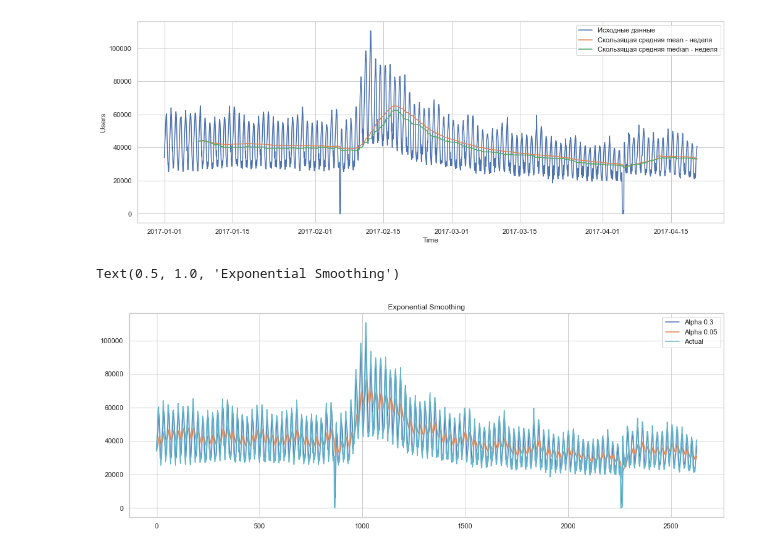
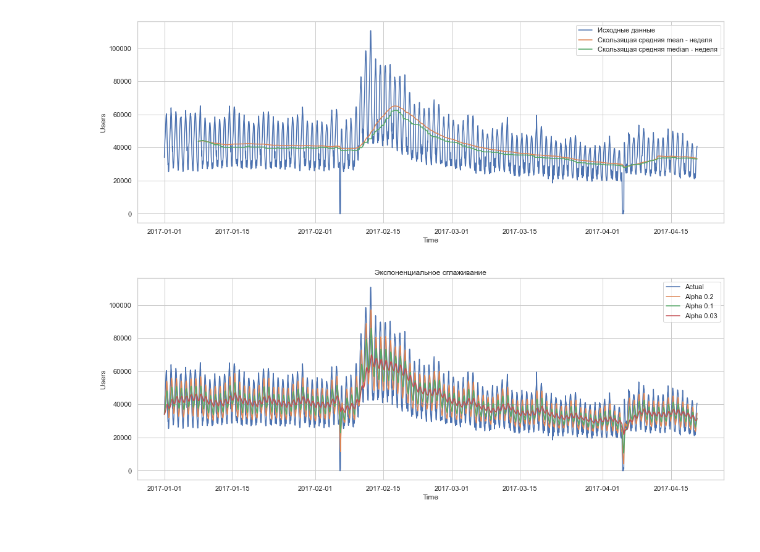
Before and after one commit to slivka83/share, a Jupyter notebook: time_series/ODS.ipynb, the cells around one changed output. Saved outputs shown, nothing was run; the diff lists cells and outputs as text; code cells hidden in the pictures.

```diff
--- a/time_series/ODS.ipynb
+++ b/time_series/ODS.ipynb
@@ -64,17 +64,18 @@ sns.lineplot(x=df.index, y='Users', data=df.rolling(window=24*7).median(), label
 # %% [output]
 [figure]
 # %%
+#Экспоненциальное сглаживание
 def exponential_smoothing(series, alpha):
     result = [series[0]] # first value is same as series
     for n in range(1, len(series)):
         result.append(alpha * series[n] + (1 - alpha) * result[n-1])
     return result
 
-for alpha in [0.3, 0.05]:
-    plt.plot(exponential_smoothing(df.Users, alpha), label=f'Alpha {alpha}')
-plt.plot(df.Users.values, "c", label = "Actual")
-plt.legend(loc="best")
-plt.title("Exponential Smoothing")
+sns.lineplot(x=df.index, y=df.Users, label='Исходные данные')
+
+for alpha in [0.2, 0.1, 0.03]:
+    sns.lineplot(x=df.index, y=exponential_smoothing(df.Users, alpha), label=f'Alpha {alpha}')
+
+plt.title('Экспоненциальное сглаживание');
 # %% [output]
-Text(0.5, 1.0, 'Exponential Smoothing')
-[figure, old version]
+[figure, new version]
```
Also changed, not shown: 1 other file.
